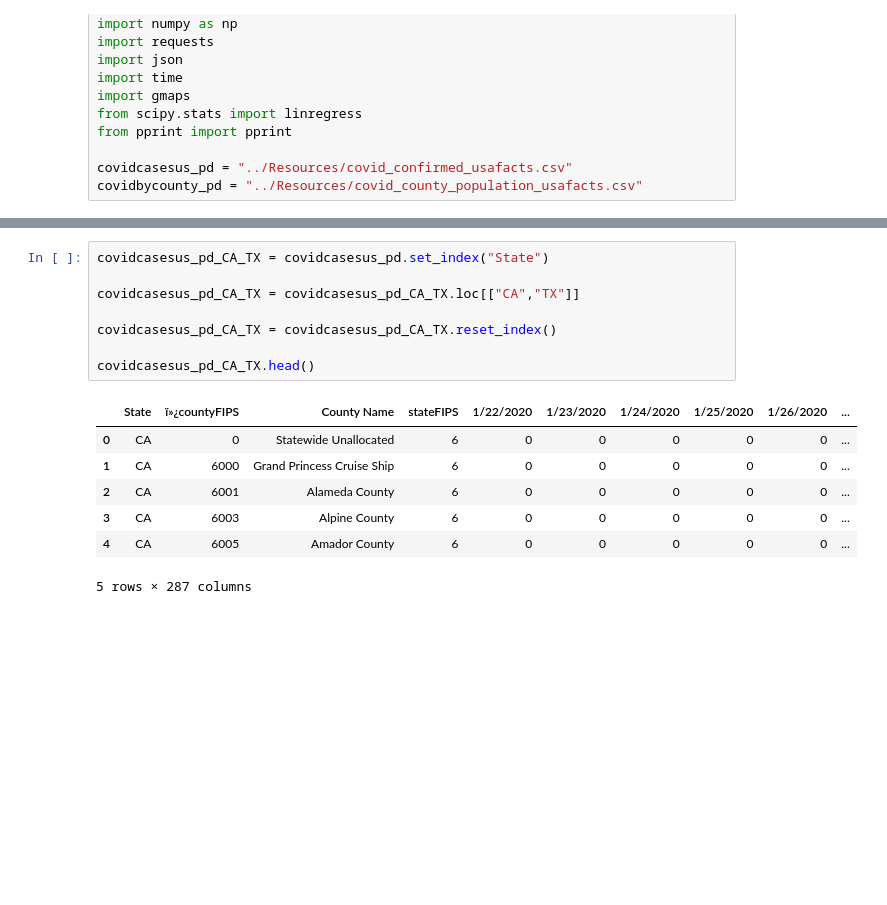
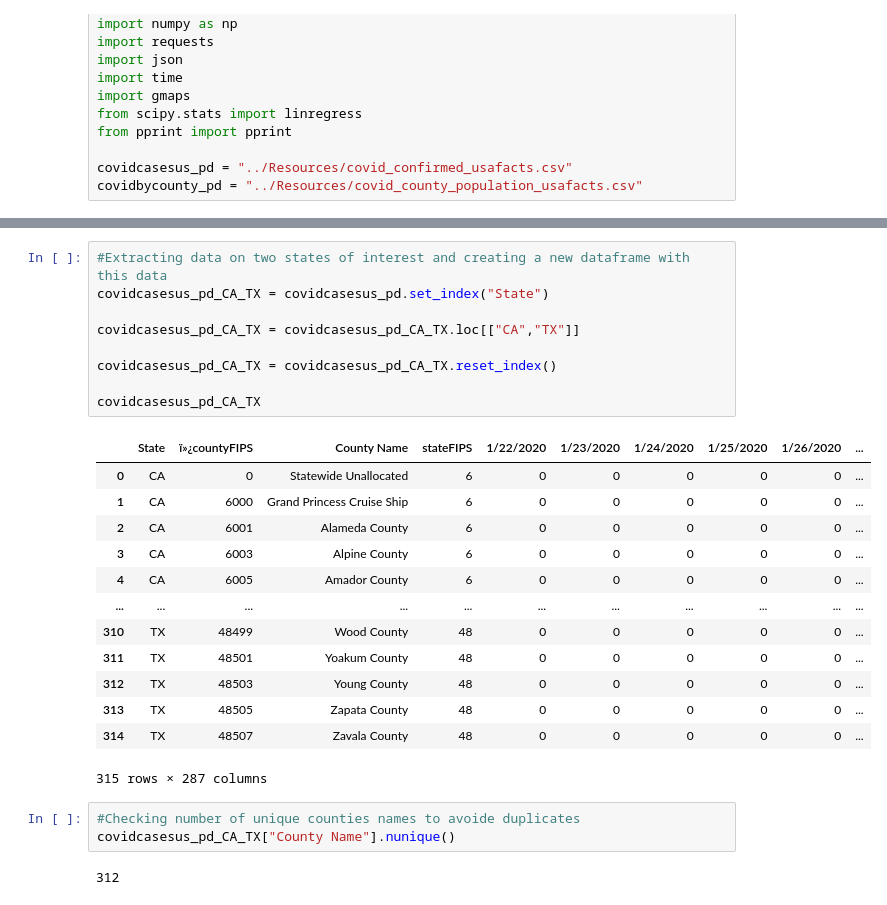
Before and after one commit to shadiaduery/bootcamp-group_project-1, a Jupyter notebook: Analysis/covid19_us_cases.ipynb, the cells around one changed output, grey strips where cells are left out. Drawn from its saved outputs; the diff is of its cells as text; blank space fills up the shorter version.

```diff
--- a/Analysis/covid19_us_cases.ipynb
+++ b/Analysis/covid19_us_cases.ipynb
@@ -42,16 +34,28 @@ Length: 287, dtype: object
 # %%
+#Extracting data on two states of interest and creating a new dataframe with this data
 covidcasesus_pd_CA_TX = covidcasesus_pd.set_index("State")
 
 covidcasesus_pd_CA_TX = covidcasesus_pd_CA_TX.loc[["CA","TX"]]
 
 covidcasesus_pd_CA_TX = covidcasesus_pd_CA_TX.reset_index()
 
-covidcasesus_pd_CA_TX.head()
+covidcasesus_pd_CA_TX
 # %% [output]
 |  | State | ï»¿countyFIPS | County Name | stateFIPS | 1/22/2020 | 1/23/2020 | 1/24/2020 | 1/25/2020 | 1/26/2020 | ... |
 | 0 | CA | 0 | Statewide Unallocated | 6 | 0 | 0 | 0 | 0 | 0 | ... |
 | 1 | CA | 6000 | Grand Princess Cruise Ship | 6 | 0 | 0 | 0 | 0 | 0 | ... |
 | 2 | CA | 6001 | Alameda County | 6 | 0 | 0 | 0 | 0 | 0 | ... |
 | 3 | CA | 6003 | Alpine County | 6 | 0 | 0 | 0 | 0 | 0 | ... |
 | 4 | CA | 6005 | Amador County | 6 | 0 | 0 | 0 | 0 | 0 | ... |
+| ... | ... | ... | ... | ... | ... | ... | ... | ... | ... | ... |
+| 310 | TX | 48499 | Wood County | 48 | 0 | 0 | 0 | 0 | 0 | ... |
+| 311 | TX | 48501 | Yoakum County | 48 | 0 | 0 | 0 | 0 | 0 | ... |
+| 312 | TX | 48503 | Young County | 48 | 0 | 0 | 0 | 0 | 0 | ... |
+| 313 | TX | 48505 | Zapata County | 48 | 0 | 0 | 0 | 0 | 0 | ... |
+| 314 | TX | 48507 | Zavala County | 48 | 0 | 0 | 0 | 0 | 0 | ... |
-5 rows × 287 columns
+315 rows × 287 columns
+# %%
+#Checking number of unique counties names to avoide duplicates
+covidcasesus_pd_CA_TX["County Name"].nunique()
+# %% [output]
+312
```
Also changed, not shown: parts of 19 cells of this notebook.
